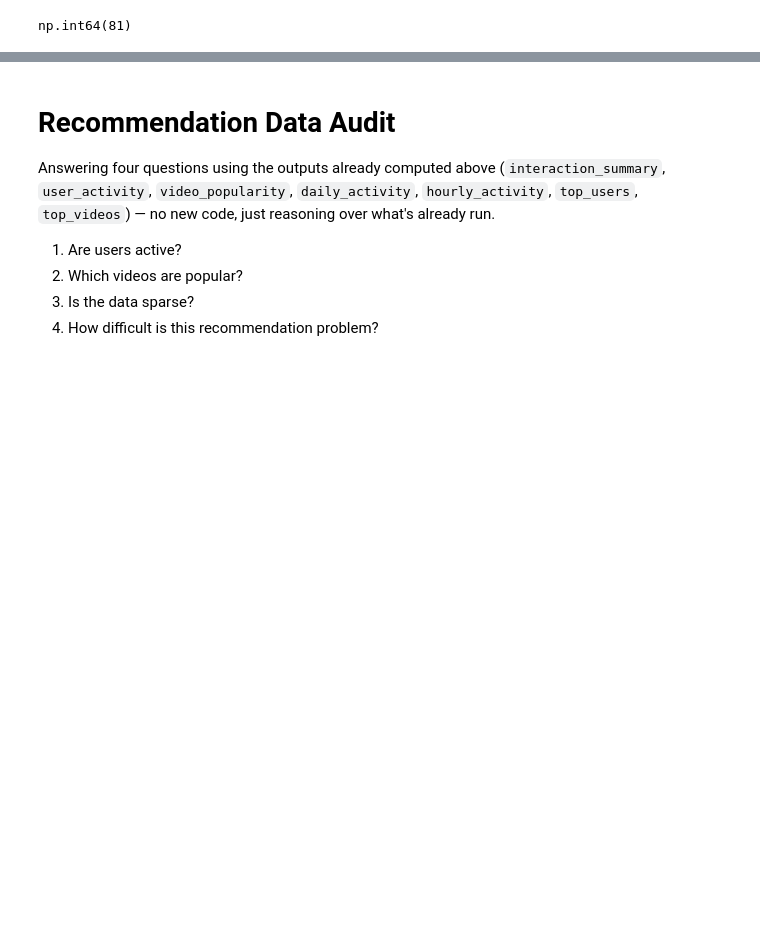
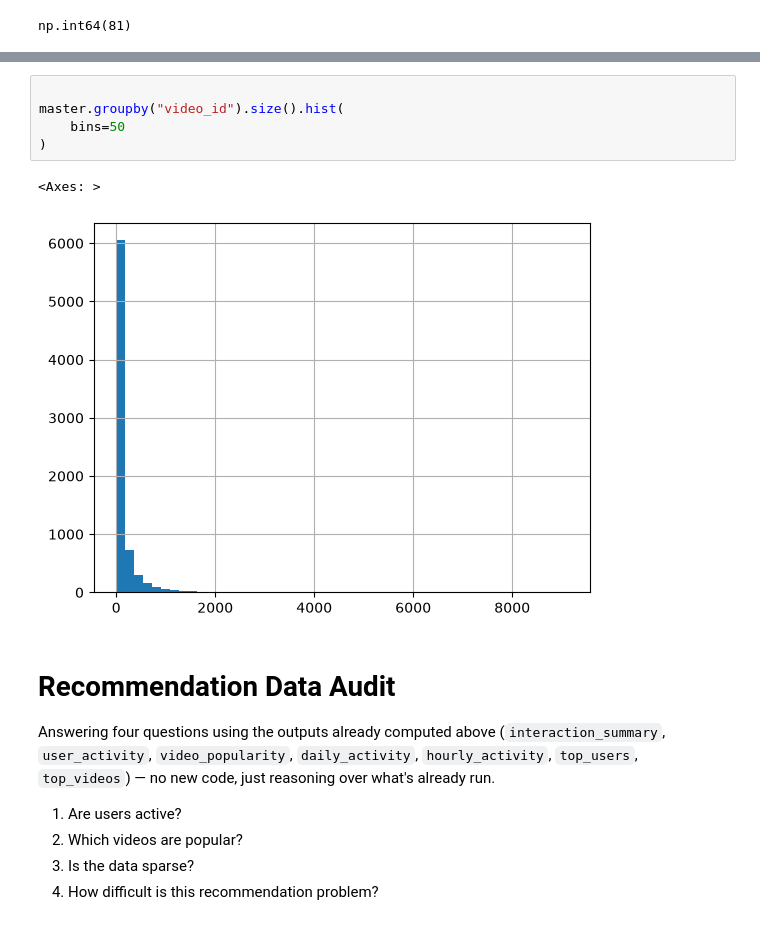
Before and after one commit to RKnitp34/ads-intelligence-platform, a Jupyter notebook: notebooks/02_recommendation_data_audit.ipynb, the cells around one changed output, grey strips where cells are left out. Cells and saved outputs as stored; diff of their text form; blank space fills up the shorter version.

```diff
--- a/notebooks/02_recommendation_data_audit.ipynb
+++ b/notebooks/02_recommendation_data_audit.ipynb
@@ -177,3 +180,11 @@ master.groupby("user_id").size().hist(
+# %%
+
+master.groupby("video_id").size().hist(
+    bins=50
+)
+# %% [output]
+<Axes: >
+[figure, added]
 # %% [markdown]
 # Recommendation Data Audit
 
```
Also changed, not shown: parts of 2 cells of this notebook, 8 other files.
